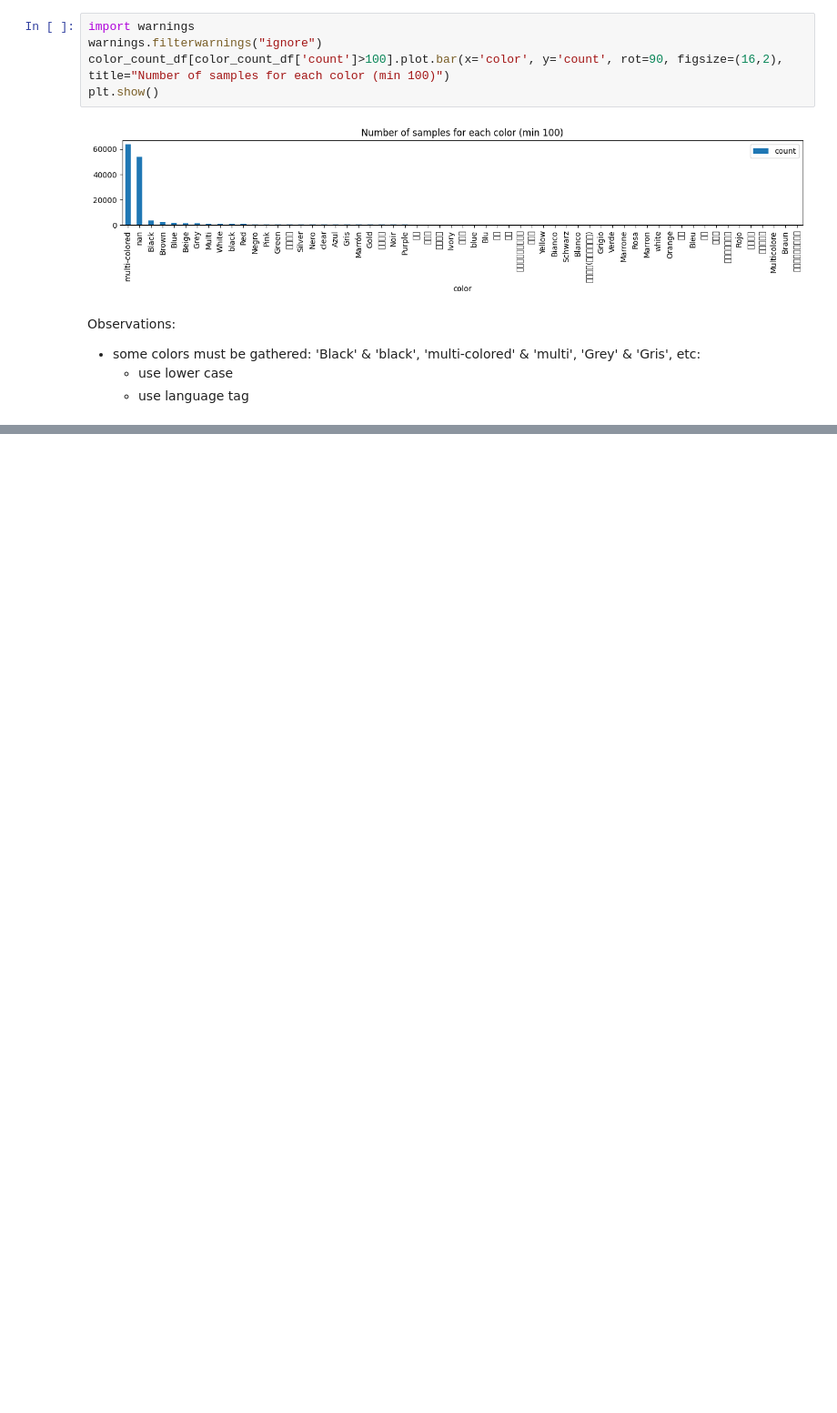
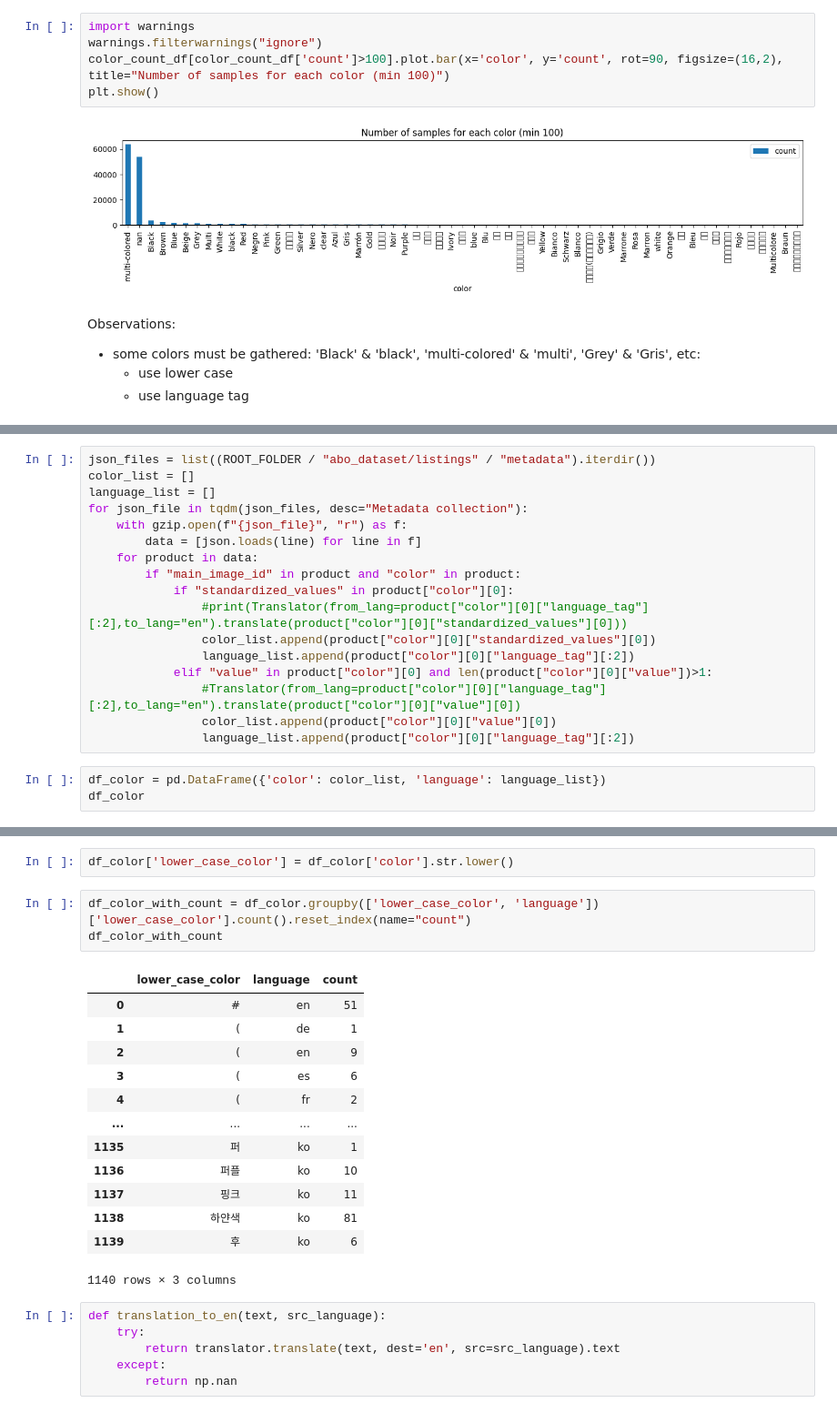
Before and after one commit to sicara/few-shot-style-transfer, a Jupyter notebook: notebooks/explore_dataset_class.ipynb, the cells around one changed output, grey strips where cells are left out. Shown at 91% size. Drawn from its saved outputs; the diff is of its cells as text; blank space fills up the shorter version.

```diff
--- a/notebooks/explore_dataset_class.ipynb
+++ b/notebooks/explore_dataset_class.ipynb
@@ -146,0 +151,20 @@ Observations:
+# %%
+json_files = list((ROOT_FOLDER / "abo_dataset/listings" / "metadata").iterdir())
+color_list = []
+language_list = []
+for json_file in tqdm(json_files, desc="Metadata collection"):
+    with gzip.open(f"{json_file}", "r") as f:
+        data = [json.loads(line) for line in f]
+    for product in data:
+        if "main_image_id" in product and "color" in product:
+            if "standardized_values" in product["color"][0]:
+                #print(Translator(from_lang=product["color"][0]["language_tag"][:2],to_lang="en").translate(product["color"][0]["standardized_values"][0]))
+                color_list.append(product["color"][0]["standardized_values"][0])
+                language_list.append(product["color"][0]["language_tag"][:2])
+            elif "value" in product["color"][0] and len(product["color"][0]["value"])>1:
+                #Translator(from_lang=product["color"][0]["language_tag"][:2],to_lang="en").translate(product["color"][0]["value"][0])
+                color_list.append(product["color"][0]["value"][0])
+                language_list.append(product["color"][0]["language_tag"][:2])
+# %%
+df_color = pd.DataFrame({'color': color_list, 'language': language_list})
+df_color
@@ -146,0 +185,25 @@ Observations:
+# %%
+df_color['lower_case_color'] = df_color['color'].str.lower()
+# %%
+df_color_with_count = df_color.groupby(['lower_case_color', 'language'])['lower_case_color'].count().reset_index(name="count")
+df_color_with_count
+# %% [output]
+|  | lower_case_color | language | count |
+| 0 | # | en | 51 |
+| 1 | ( | de | 1 |
+| 2 | ( | en | 9 |
+| 3 | ( | es | 6 |
+| 4 | ( | fr | 2 |
+| ... | ... | ... | ... |
+| 1135 | 퍼 | ko | 1 |
+| 1136 | 퍼플 | ko | 10 |
+| 1137 | 핑크 | ko | 11 |
+| 1138 | 하얀색 | ko | 81 |
+| 1139 | 후 | ko | 6 |
+1140 rows × 3 columns
+# %%
+def translation_to_en(text, src_language):
+    try:
+        return translator.translate(text, dest='en', src=src_language).text
+    except:
+        return np.nan
```
Also changed, not shown: parts of 7 cells of this notebook, 1 other file.
